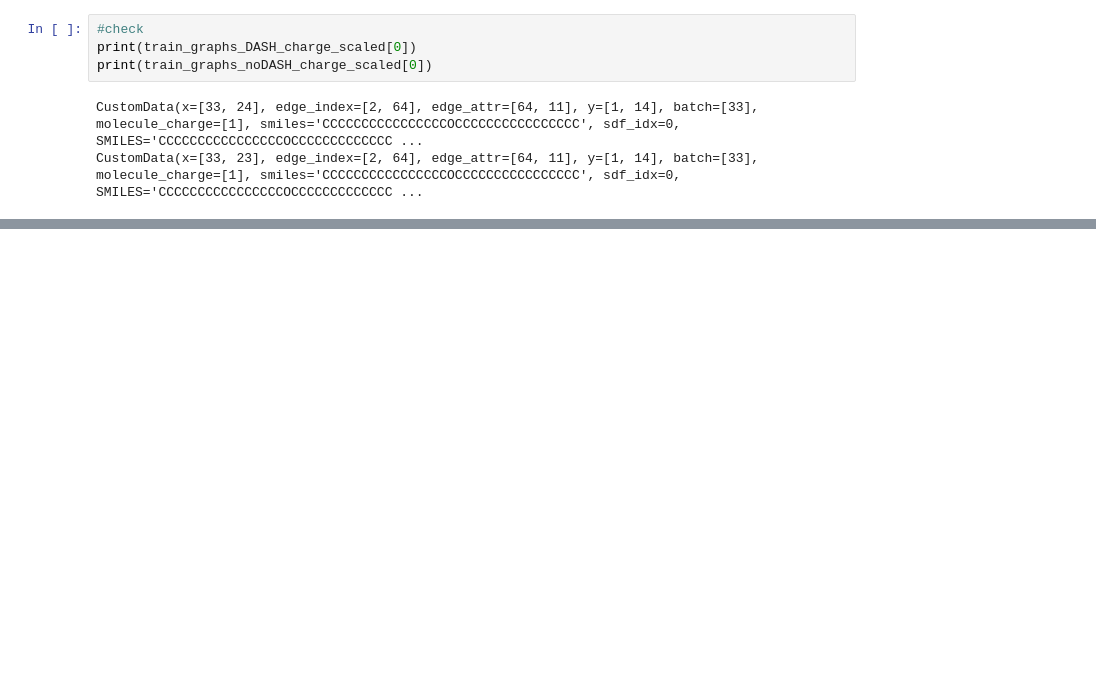
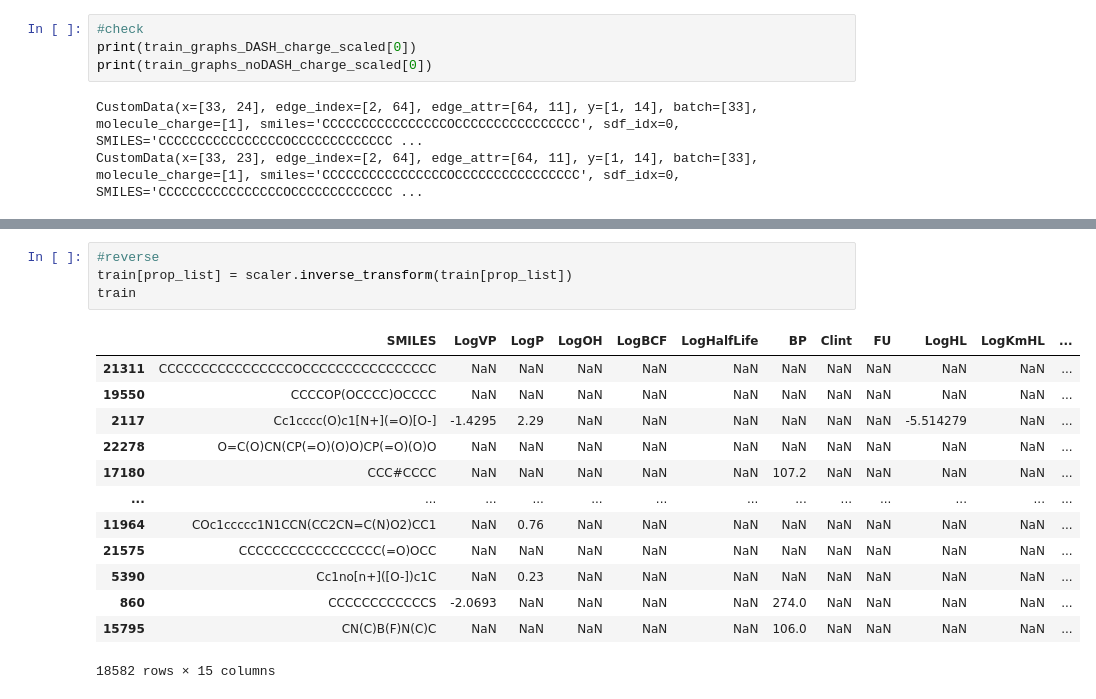
Before and after one commit to Cschiebroek/Digital_Chemistry, a Jupyter notebook: 1_Data.ipynb, the cells around one changed output, grey strips where cells are left out. Saved outputs shown, nothing was run; the diff lists cells and outputs as text; blank space fills up the shorter version.

```diff
--- a/1_Data.ipynb
+++ b/1_Data.ipynb
@@ -101,0 +112,18 @@ CustomData(x=[33, 23], edge_index=[2, 64], edge_attr=[64, 11], y=[1, 14], batch=
+# %%
+#reverse
+train[prop_list] = scaler.inverse_transform(train[prop_list])
+train
+# %% [output]
+|  | SMILES | LogVP | LogP | LogOH | LogBCF | LogHalfLife | BP | Clint | FU | LogHL | LogKmHL | ... |
+| 21311 | CCCCCCCCCCCCCCCCOCCCCCCCCCCCCCCCC | NaN | NaN | NaN | NaN | NaN | NaN | NaN | NaN | NaN | NaN | ... |
+| 19550 | CCCCOP(OCCCC)OCCCC | NaN | NaN | NaN | NaN | NaN | NaN | NaN | NaN | NaN | NaN | ... |
+| 2117 | Cc1cccc(O)c1[N+](=O)[O-] | -1.4295 | 2.29 | NaN | NaN | NaN | NaN | NaN | NaN | -5.514279 | NaN | ... |
+| 22278 | O=C(O)CN(CP(=O)(O)O)CP(=O)(O)O | NaN | NaN | NaN | NaN | NaN | NaN | NaN | NaN | NaN | NaN | ... |
+| 17180 | CCC#CCCC | NaN | NaN | NaN | NaN | NaN | 107.2 | NaN | NaN | NaN | NaN | ... |
+| ... | ... | ... | ... | ... | ... | ... | ... | ... | ... | ... | ... | ... |
+| 11964 | COc1ccccc1N1CCN(CC2CN=C(N)O2)CC1 | NaN | 0.76 | NaN | NaN | NaN | NaN | NaN | NaN | NaN | NaN | ... |
+| 21575 | CCCCCCCCCCCCCCCCC(=O)OCC | NaN | NaN | NaN | NaN | NaN | NaN | NaN | NaN | NaN | NaN | ... |
+| 5390 | Cc1no[n+]([O-])c1C | NaN | 0.23 | NaN | NaN | NaN | NaN | NaN | NaN | NaN | NaN | ... |
+| 860 | CCCCCCCCCCCCS | -2.0693 | NaN | NaN | NaN | NaN | 274.0 | NaN | NaN | NaN | NaN | ... |
+| 15795 | CN(C)B(F)N(C)C | NaN | NaN | NaN | NaN | NaN | 106.0 | NaN | NaN | NaN | NaN | ... |
+18582 rows × 15 columns
```
Also changed, not shown: parts of 10 cells of this notebook, 9 other files.
